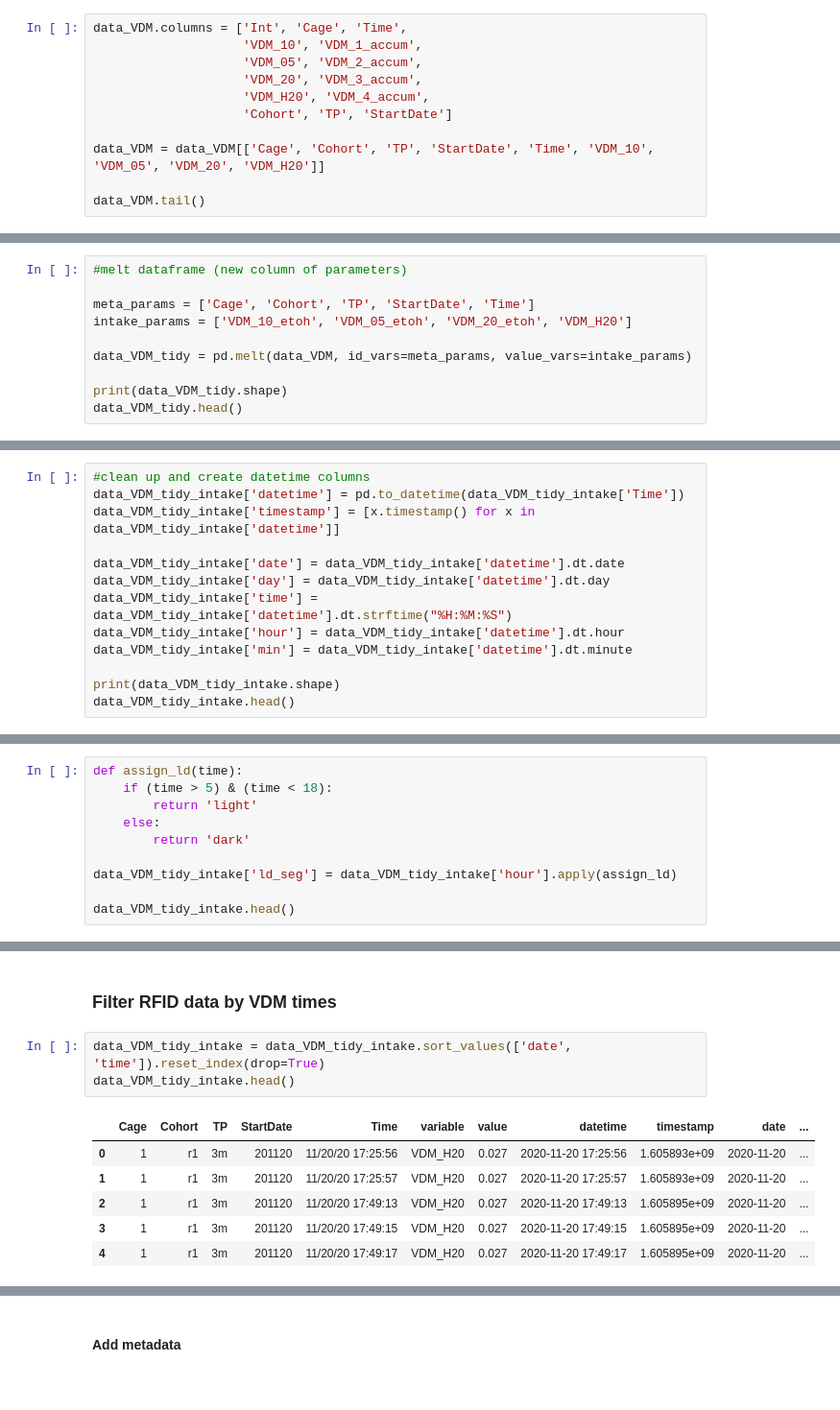
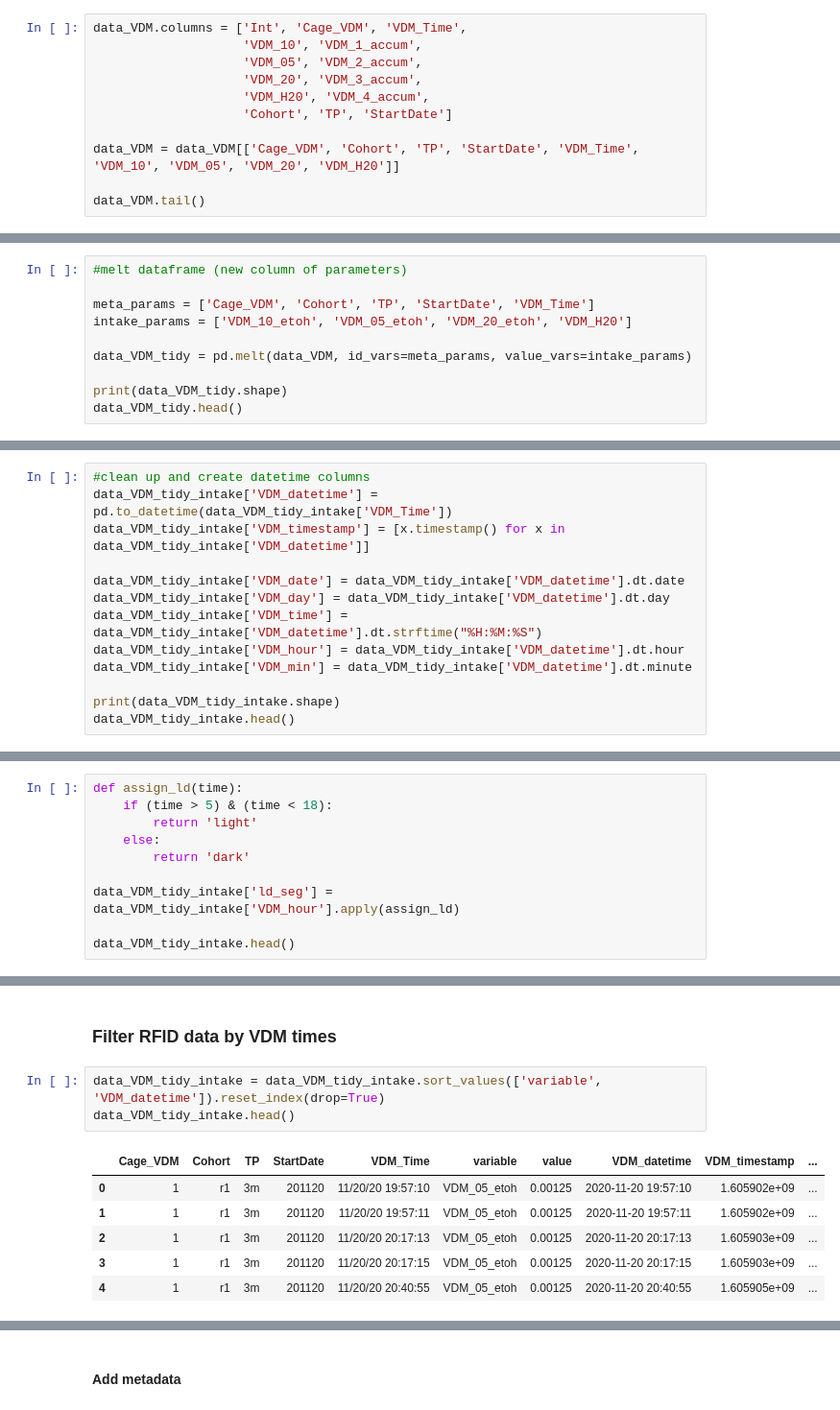
Before and after one commit to grace3999/RFID_polysubstance, a Jupyter notebook: RFID_VDM_3m.ipynb, the cells around one changed output, grey strips where cells are left out. Shown at 96% size. Drawn from its saved outputs; the diff is of its cells as text.

```diff
--- a/RFID_VDM_3m.ipynb
+++ b/RFID_VDM_3m.ipynb
@@ -284,14 +343,14 @@ data_VDM.head()
 # %% [markdown]
 #### Clean up column names
 # %%
-data_VDM.columns = ['Int', 'Cage', 'Time',
+data_VDM.columns = ['Int', 'Cage_VDM', 'VDM_Time',
                     'VDM_10', 'VDM_1_accum',
                     'VDM_05', 'VDM_2_accum',
                     'VDM_20', 'VDM_3_accum',
                     'VDM_H20', 'VDM_4_accum',
                     'Cohort', 'TP', 'StartDate']
 
-data_VDM = data_VDM[['Cage', 'Cohort', 'TP', 'StartDate', 'Time', 'VDM_10', 'VDM_05', 'VDM_20', 'VDM_H20']]
+data_VDM = data_VDM[['Cage_VDM', 'Cohort', 'TP', 'StartDate', 'VDM_Time', 'VDM_10', 'VDM_05', 'VDM_20', 'VDM_H20']]
 
 data_VDM.tail()
 # %% [output]
@@ -312,7 +371,7 @@ data_VDM['VDM_05_etoh'] = data_VDM['VDM_05']*.05
 # %%
 #melt dataframe (new column of parameters)
 
-meta_params = ['Cage', 'Cohort', 'TP', 'StartDate', 'Time']
+meta_params = ['Cage_VDM', 'Cohort', 'TP', 'StartDate', 'VDM_Time']
 intake_params = ['VDM_10_etoh', 'VDM_05_etoh', 'VDM_20_etoh', 'VDM_H20']
 
 data_VDM_tidy = pd.melt(data_VDM, id_vars=meta_params, value_vars=intake_params)
@@ -345,14 +404,14 @@ data_VDM_tidy_intake.head()
 #### Clean up datetime
 # %%
 #clean up and create datetime columns
-data_VDM_tidy_intake['datetime'] = pd.to_datetime(data_VDM_tidy_intake['Time'])
-data_VDM_tidy_intake['timestamp'] = [x.timestamp() for x in data_VDM_tidy_intake['datetime']]
+data_VDM_tidy_intake['VDM_datetime'] = pd.to_datetime(data_VDM_tidy_intake['VDM_Time'])
+data_VDM_tidy_intake['VDM_timestamp'] = [x.timestamp() for x in data_VDM_tidy_intake['VDM_datetime']]
 
-data_VDM_tidy_intake['date'] = data_VDM_tidy_intake['datetime'].dt.date
-data_VDM_tidy_intake['day'] = data_VDM_tidy_intake['datetime'].dt.day
-data_VDM_tidy_intake['time'] = data_VDM_tidy_intake['datetime'].dt.strftime("%H:%M:%S")
-data_VDM_tidy_intake['hour'] = data_VDM_tidy_intake['datetime'].dt.hour
-data_VDM_tidy_intake['min'] = data_VDM_tidy_intake['datetime'].dt.minute
+data_VDM_tidy_intake['VDM_date'] = data_VDM_tidy_intake['VDM_datetime'].dt.date
+data_VDM_tidy_intake['VDM_day'] = data_VDM_tidy_intake['VDM_datetime'].dt.day
+data_VDM_tidy_intake['VDM_time'] = data_VDM_tidy_intake['VDM_datetime'].dt.strftime("%H:%M:%S")
+data_VDM_tidy_intake['VDM_hour'] = data_VDM_tidy_intake['VDM_datetime'].dt.hour
+data_VDM_tidy_intake['VDM_min'] = data_VDM_tidy_intake['VDM_datetime'].dt.minute
 
 print(data_VDM_tidy_intake.shape)
 data_VDM_tidy_intake.head()
@@ -373,7 +432,7 @@ def assign_ld(time):
     else:
         return 'dark'
 
-data_VDM_tidy_intake['ld_seg'] = data_VDM_tidy_intake['hour'].apply(assign_ld)
+data_VDM_tidy_intake['ld_seg'] = data_VDM_tidy_intake['VDM_hour'].apply(assign_ld)
 
 data_VDM_tidy_intake.head()
 # %% [output]
@@ -407,13 +445,13 @@ VDM_H20
 # %% [markdown]
 ### Filter RFID data by VDM times
 # %%
-data_VDM_tidy_intake = data_VDM_tidy_intake.sort_values(['date', 'time']).reset_index(drop=True)
+data_VDM_tidy_intake = data_VDM_tidy_intake.sort_values(['variable', 'VDM_datetime']).reset_index(drop=True)
 data_VDM_tidy_intake.head()
 # %% [output]
-|  | Cage | Cohort | TP | StartDate | Time | variable | value | datetime | timestamp | date | ... |
-| 0 | 1 | r1 | 3m | 201120 | 11/20/20 17:25:56 | VDM_H20 | 0.027 | 2020-11-20 17:25:56 | 1.605893e+09 | 2020-11-20 | ... |
-| 1 | 1 | r1 | 3m | 201120 | 11/20/20 17:25:57 | VDM_H20 | 0.027 | 2020-11-20 17:25:57 | 1.605893e+09 | 2020-11-20 | ... |
-| 2 | 1 | r1 | 3m | 201120 | 11/20/20 17:49:13 | VDM_H20 | 0.027 | 2020-11-20 17:49:13 | 1.605895e+09 | 2020-11-20 | ... |
-| 3 | 1 | r1 | 3m | 201120 | 11/20/20 17:49:15 | VDM_H20 | 0.027 | 2020-11-20 17:49:15 | 1.605895e+09 | 2020-11-20 | ... |
-| 4 | 1 | r1 | 3m | 201120 | 11/20/20 17:49:17 | VDM_H20 | 0.027 | 2020-11-20 17:49:17 | 1.605895e+09 | 2020-11-20 | ... |
+|  | Cage_VDM | Cohort | TP | StartDate | VDM_Time | variable | value | VDM_datetime | VDM_timestamp | ... |
+| 0 | 1 | r1 | 3m | 201120 | 11/20/20 19:57:10 | VDM_05_etoh | 0.00125 | 2020-11-20 19:57:10 | 1.605902e+09 | ... |
+| 1 | 1 | r1 | 3m | 201120 | 11/20/20 19:57:11 | VDM_05_etoh | 0.00125 | 2020-11-20 19:57:11 | 1.605902e+09 | ... |
+| 2 | 1 | r1 | 3m | 201120 | 11/20/20 20:17:13 | VDM_05_etoh | 0.00125 | 2020-11-20 20:17:13 | 1.605903e+09 | ... |
+| 3 | 1 | r1 | 3m | 201120 | 11/20/20 20:17:15 | VDM_05_etoh | 0.00125 | 2020-11-20 20:17:15 | 1.605903e+09 | ... |
+| 4 | 1 | r1 | 3m | 201120 | 11/20/20 20:40:55 | VDM_05_etoh | 0.00125 | 2020-11-20 20:40:55 | 1.605905e+09 | ... |
 # %%
```
Also changed, not shown: parts of 36 cells of this notebook, 1 other file.
